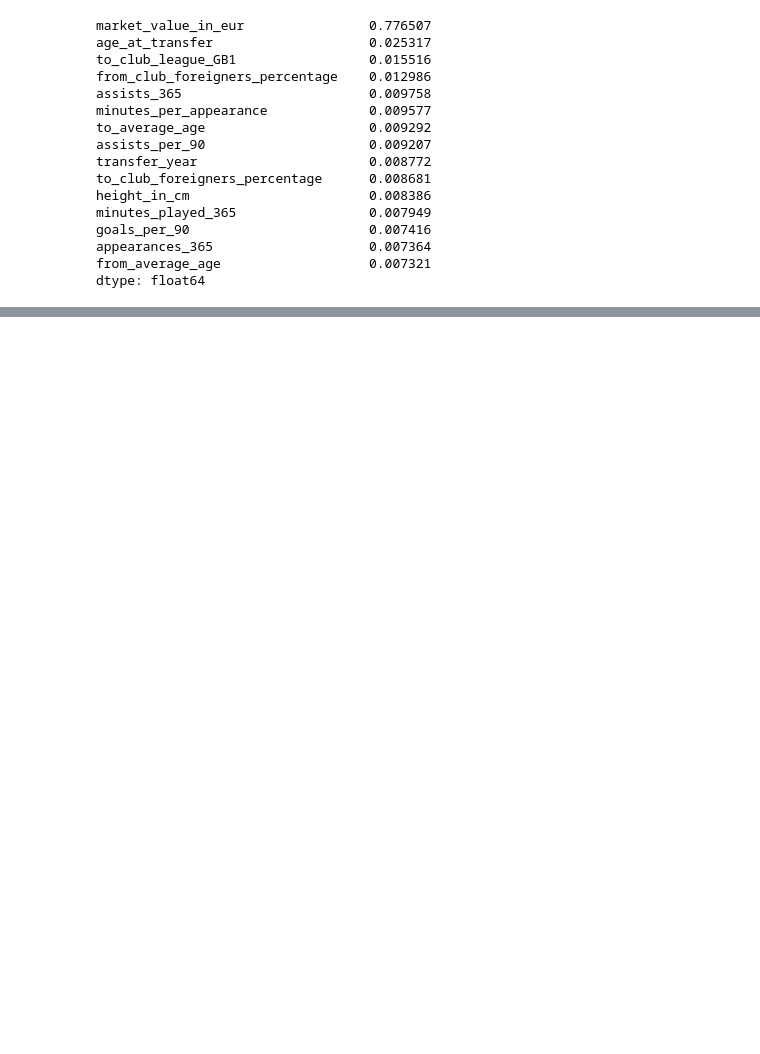
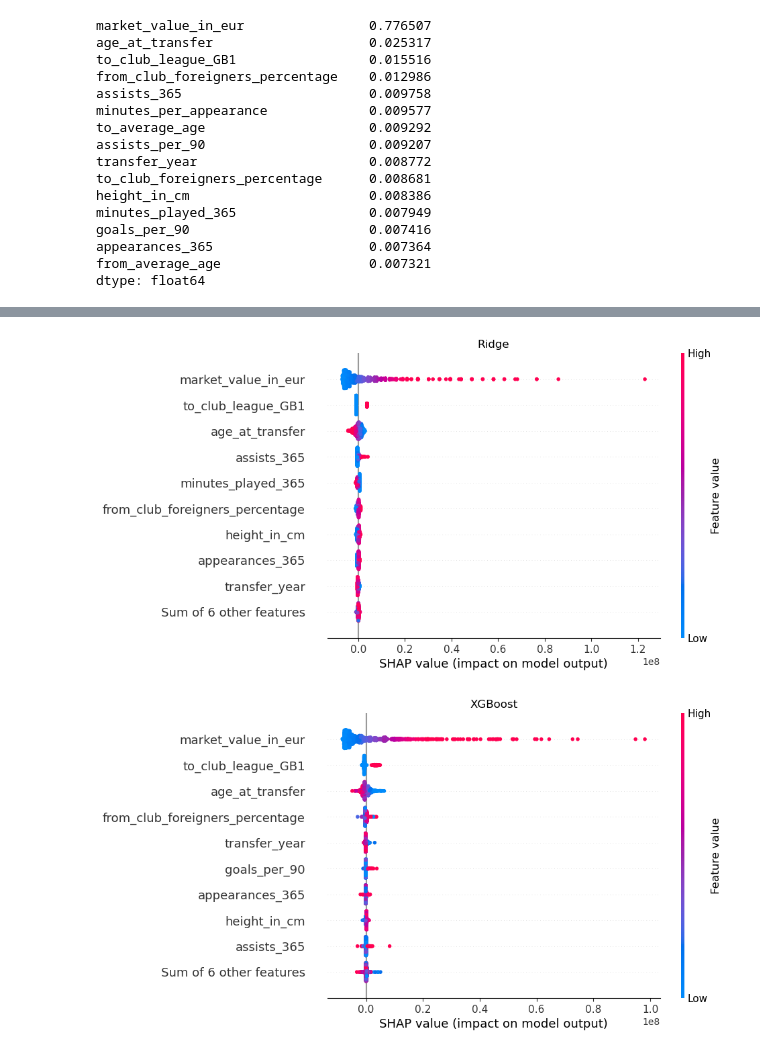
Before and after one commit to pyatnovov/football-transfer-fee-prediction, a Jupyter notebook: 01_data_preperation.ipynb, the cells around one changed output, grey strips where cells are left out. Cells and saved outputs as stored; diff of their text form; code cells hidden in the pictures; blank space fills up the shorter version.

```diff
--- a/01_data_preperation.ipynb
+++ b/01_data_preperation.ipynb
@@ -761,0 +783,14 @@ print(results)
+# %%
+#  SHAP (з підписами)
+shap_ridge = shap.LinearExplainer(ridge, X_train_scaled)(X_test_scaled)
+shap.plots.beeswarm(shap_ridge, show=False)
+plt.title('Ridge')
+plt.show()
+
+shap_xgb = shap.TreeExplainer(xgb)(X_test)
+shap.plots.beeswarm(shap_xgb, show=False)
+plt.title('XGBoost')
+plt.show()
+# %% [output]
+[figure, added]
+[figure, added]
```
Also changed, not shown: parts of 5 cells of this notebook.
